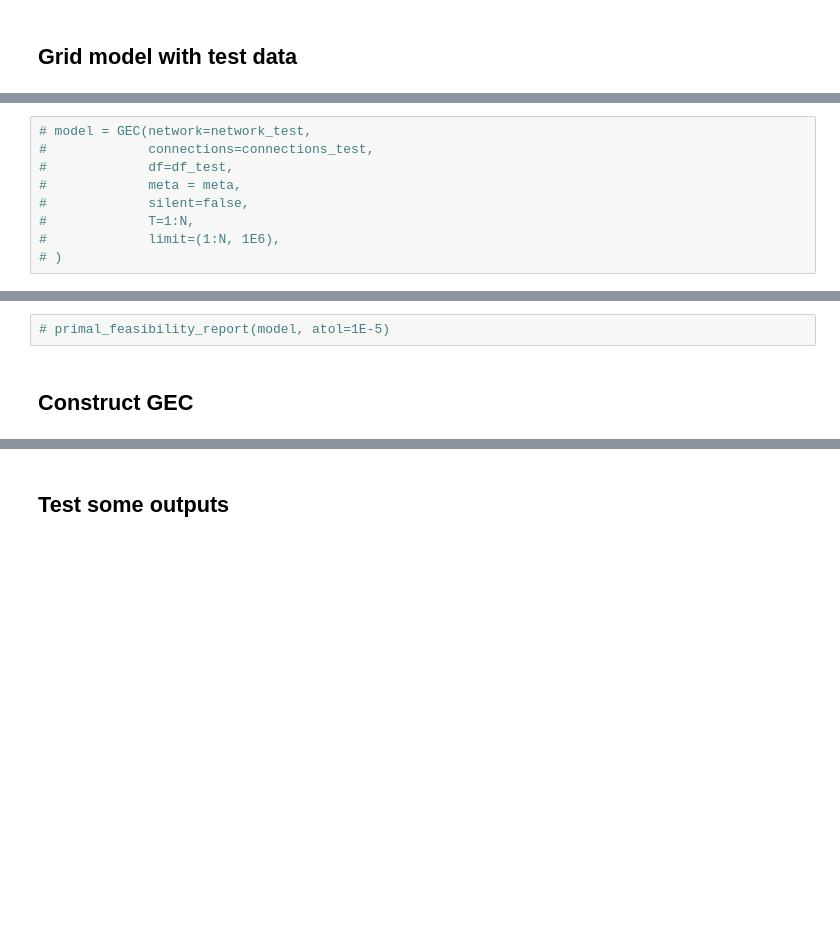
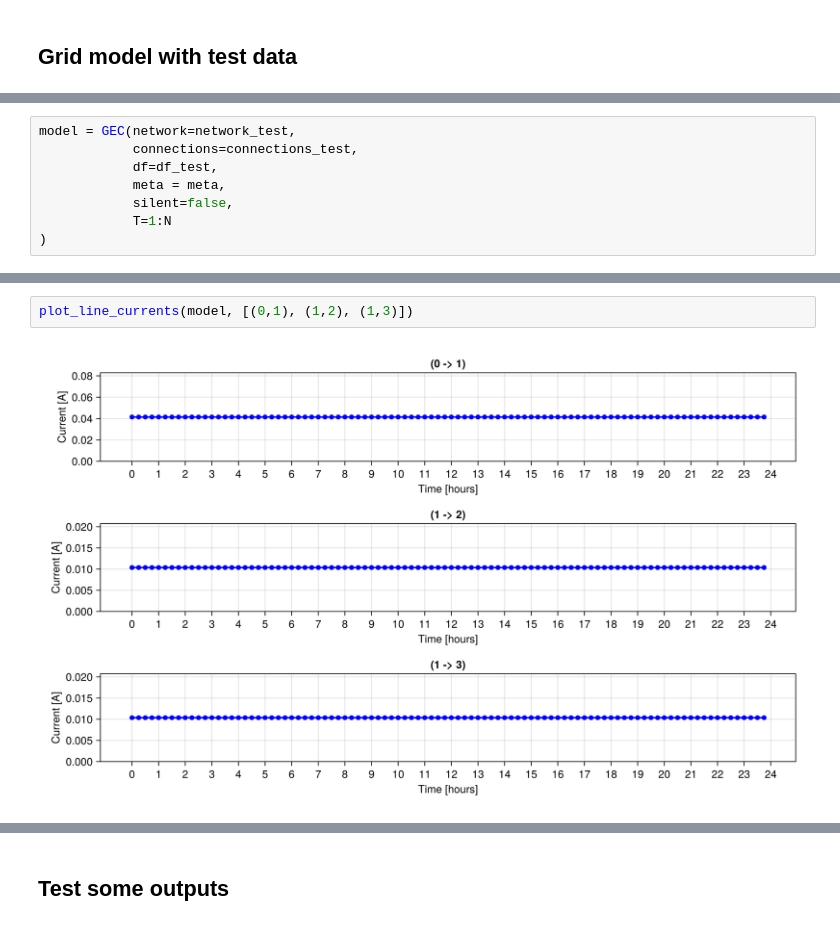
Before and after one commit to XinLiTue/Congestion-Management-based-on-Thermal-Comfort, a Jupyter notebook: OPF-jl.ipynb, the cells around one changed output, grey strips where cells are left out. Drawn from its saved outputs; the diff is of its cells as text; blank space fills up the shorter version.

```diff
--- a/OPF-jl.ipynb
+++ b/OPF-jl.ipynb
@@ -227,9 +273,8 @@ fig
 # %%
-# model = GEC(network=network_test,
-#             connections=connections_test,
-#             df=df_test,
-#             meta = meta,
-#             silent=false,
-#             T=1:N,
-#             limit=(1:N, 1E6),
-# )
+model = GEC(network=network_test,
+            connections=connections_test,
+            df=df_test,
+            meta = meta,
+            silent=false,
+            T=1:N
+)
@@ -236,4 +300,4 @@ fig
-# %%
-# primal_feasibility_report(model, atol=1E-5)
-# %% [markdown]
-## Construct GEC
+# %%
+plot_line_currents(model, [(0,1), (1,2), (1,3)])
+# %% [output]
+[figure, added]
```
Also changed, not shown: parts of 19 cells of this notebook, 3 other files.
